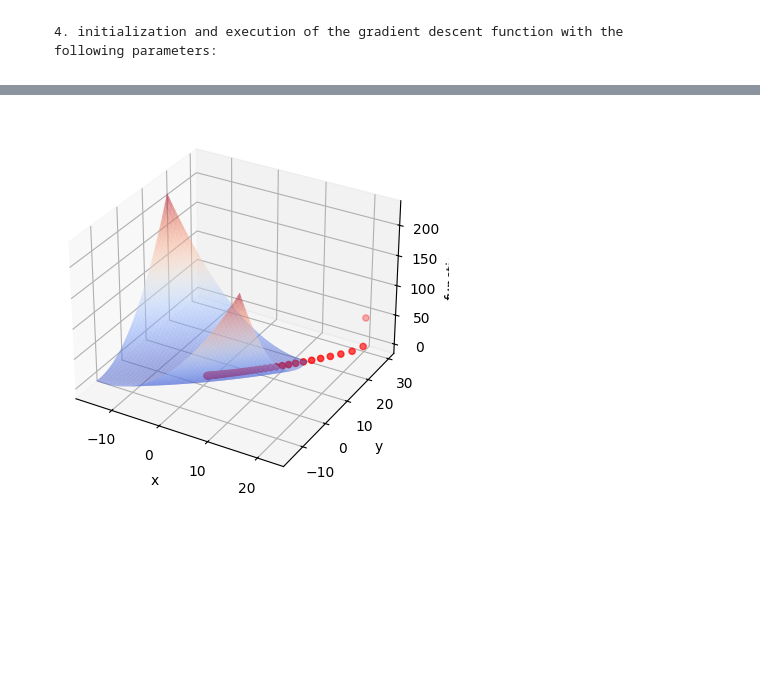
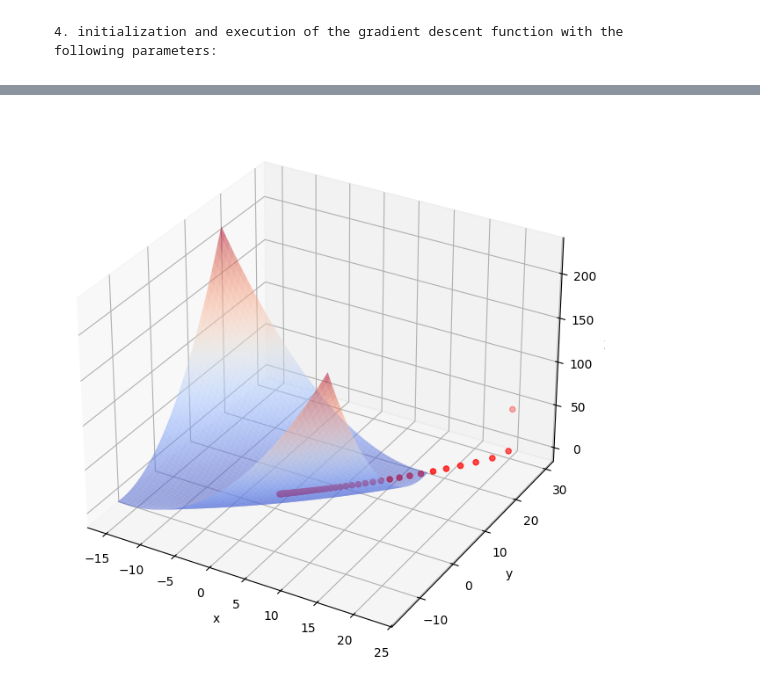
Before and after one commit to oscar-200/HW_1-Gradient_descent, a Jupyter notebook: TI_1_HW1.ipynb, the cells around one changed output, grey strips where cells are left out. Drawn from its saved outputs; the diff is of its cells as text; code cells hidden in the pictures; blank space fills up the shorter version.

```diff
--- a/TI_1_HW1.ipynb
+++ b/TI_1_HW1.ipynb
@@ -116,20 +123,20 @@ x_opt, y_opt, f_opt, history = gradient_descent(start_x, start_y, learning_rate,
 # %%
 # Plot the results
 x_range = np.arange(-15, 15, 0.1)
 y_range = np.arange(-15, 15, 0.1)
 
 X, Y = np.meshgrid(x_range, y_range)
 Z = matyas(X,Y)
 
-fig = plt.figure()
+fig = plt.figure(figsize=(12, 8))
 ax = fig.add_subplot(111, projection='3d')
 ax.plot_surface(X, Y, Z, cmap='coolwarm', alpha=0.5)
 
 ax.scatter(*zip(*history[::20]), c='r', marker='o')
 
 ax.set_xlabel('x')
 ax.set_ylabel('y')
-ax.set_zlabel('function')
+ax.set_zlabel('Z')
 plt.show()
 # %% [output]
-[figure, old version]
+[figure, new version]
```
Also changed, not shown: parts of 2 cells of this notebook.
